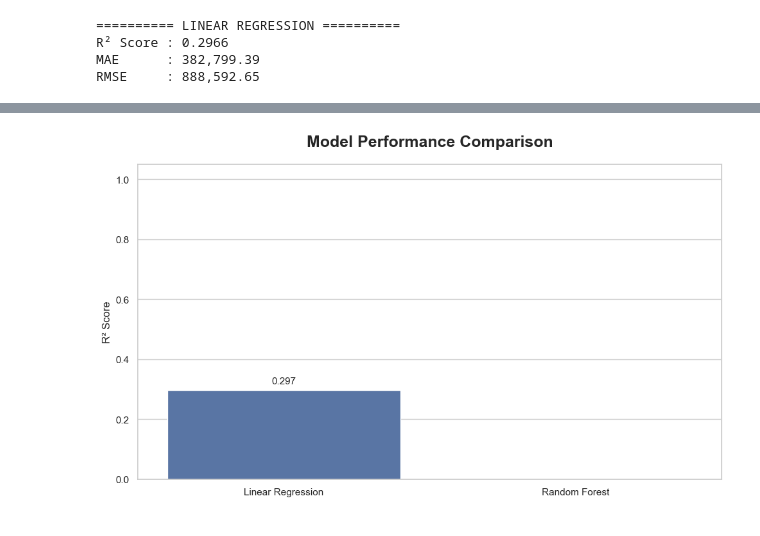
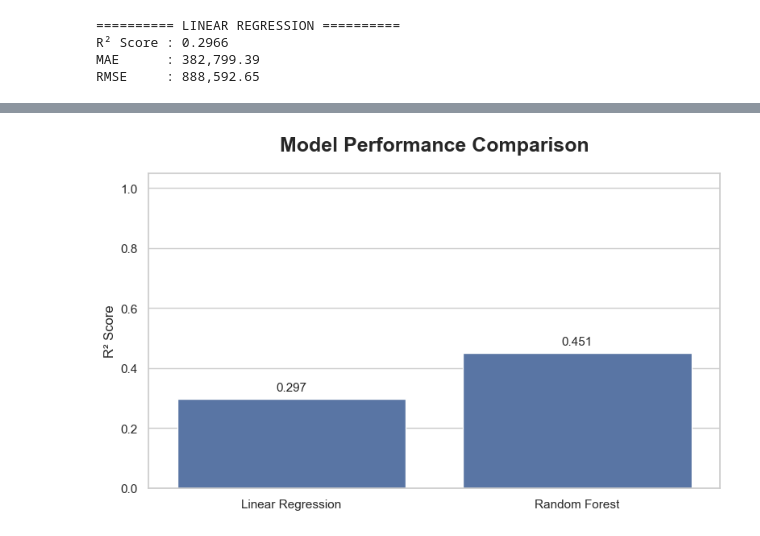
Before and after one commit to lbalasai/OIBSIP, a Jupyter notebook: DataScience-Task3-CarPricePrediction/Car_Price_Prediction.ipynb, the cells around one changed output, grey strips where cells are left out. Saved outputs shown, nothing was run; the diff lists cells and outputs as text; code cells hidden in the pictures.

```diff
--- a/DataScience-Task3-CarPricePrediction/Car_Price_Prediction.ipynb
+++ b/DataScience-Task3-CarPricePrediction/Car_Price_Prediction.ipynb
@@ -213,0 +222,9 @@ RMSE     : 2,612,086.12
+# %%
+comparison = pd.DataFrame({
+    "Model": ["Linear Regression", "Random Forest"],
+    "R2 Score": [lr_r2, rf_r2],
+    "MAE": [lr_mae, rf_mae],
+    "RMSE": [lr_rmse, rf_rmse]
+})
+
+display(comparison)
@@ -213,0 +235,26 @@ RMSE     : 2,612,086.12
+# %%
+plt.figure(figsize=(8, 5))
+
+ax = sns.barplot(
+    data=comparison,
+    x="Model",
+    y="R2 Score"
+)
+
+for container in ax.containers:
+    ax.bar_label(container, fmt="%.3f", padding=5, fontsize=11)
+
+plt.title(
+    "Model Performance Comparison",
+    fontsize=17,
+    fontweight="bold",
+    pad=15
+)
+
+plt.xlabel("")
+plt.ylabel("R² Score", fontsize=12)
+plt.ylim(0, 0.55)
+plt.tight_layout()
+
+plt.savefig("model_performance_comparison.png", dpi=300, bbox_inches="tight")
+plt.show()
@@ -332,23 +362,23 @@ display(results.style.format({
 # %%
-plt.figure(figsize=(10,6))
+plt.figure(figsize=(8,5))
 
 ax = sns.barplot(
     data=results,
     x="Model",
     y="R² Score"
 )
 
 for container in ax.containers:
     ax.bar_label(container, fmt="%.3f", padding=5, fontsize=11)
 
 plt.title("Model Performance Comparison", fontsize=18, fontweight="bold", pad=20)
 plt.xlabel("")
 plt.ylabel("R² Score", fontsize=12)
 plt.ylim(0, 1.05)
 plt.tight_layout()
 plt.show()
 # %% [output]
-[figure, old version]
+[figure, new version]
 # %%
 plt.figure(figsize=(10, 6))
 
```
Also changed, not shown: parts of 14 cells of this notebook, 3 other files.
